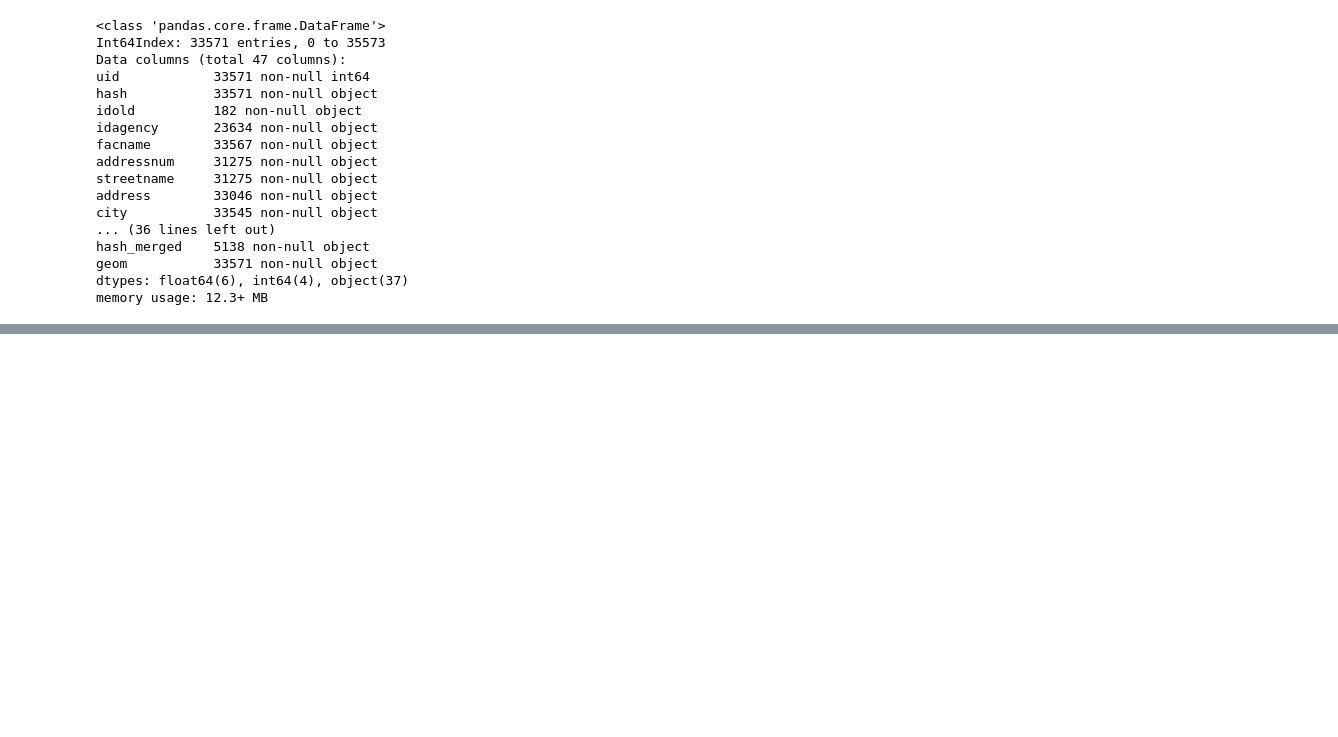
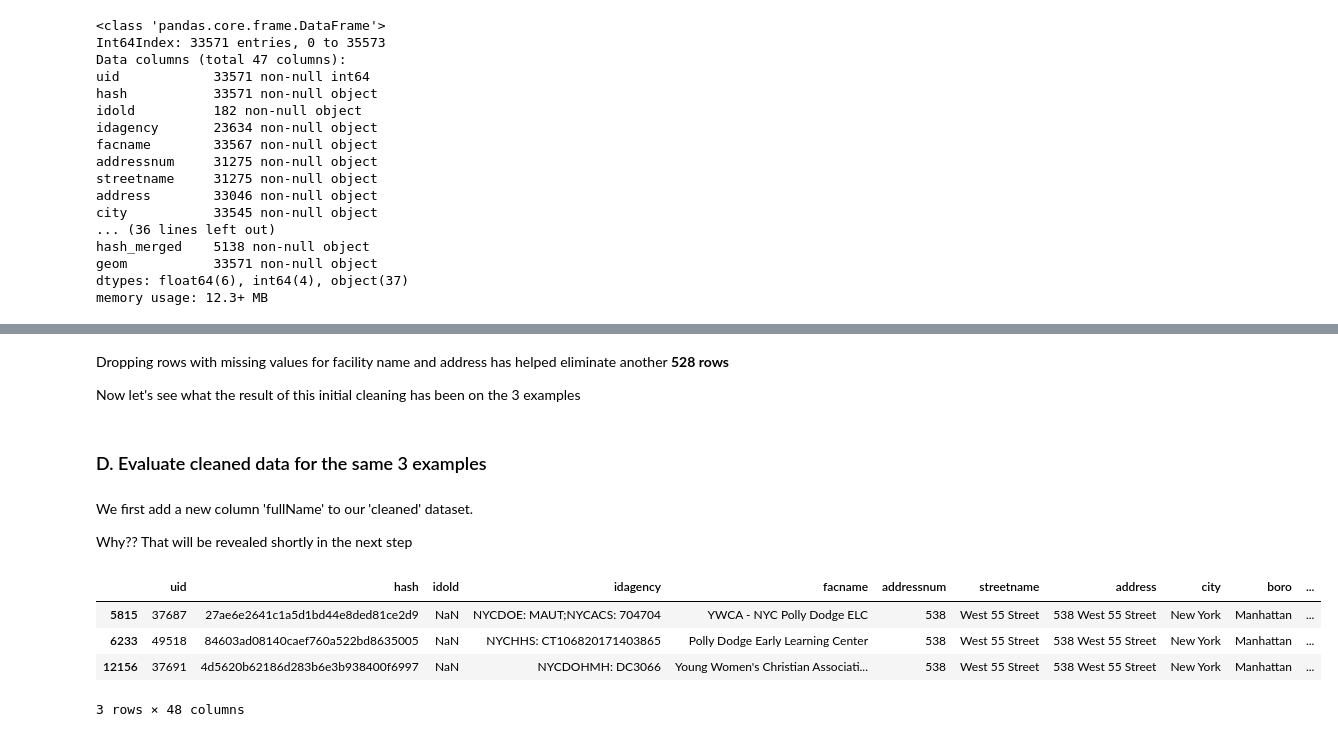
Before and after one commit to ManushiM/DataJam_DeptOfCapitalPlanning, a Jupyter notebook: DuplicatesInData_FacilitiesDataset.ipynb, the cells around one changed output, grey strips where cells are left out. Drawn from its saved outputs; the diff is of its cells as text; code cells hidden in the pictures; blank space fills up the shorter version.

```diff
--- a/DuplicatesInData_FacilitiesDataset.ipynb
+++ b/DuplicatesInData_FacilitiesDataset.ipynb
@@ -66,4 +121,0 @@ memory usage: 12.3+ MB
-# %%
-#Eliminating null values in name
-cleaned = cleaned.dropna(subset=['facname'])
-cleaned.info()
@@ -88,4 +121,0 @@ memory usage: 12.3+ MB
-# %%
-#Eliminating null values in name
-cleaned = cleaned.dropna(subset=['address'])
-cleaned.info()
@@ -175,0 +128,3 @@ zip_10019 =
+# %%
+cleaned = cleaned.dropna(subset=['facname','address'])
+cleaned.info()
@@ -175,0 +149,21 @@ zip_10019 =
+# %% [markdown]
+Dropping rows with missing values for facility name and address has helped eliminate another __528 rows__
+
+Now let's see what the result of this initial cleaning has been on the 3 examples
+# %% [markdown]
+### D. Evaluate cleaned data for the same 3 examples
+# %% [markdown]
+We first add a new column 'fullName' to our 'cleaned' dataset.
+
+Why?? That will be revealed shortly in the next step
+# %%
+cleaned['fullName'] = cleaned['facname'] + cleaned['address'] + " " + cleaned['city']
+# %%
+polly1 = cleaned[cleaned['bin']=='1086807']
+polly1
+# %% [output]
+|  | uid | hash | idold | idagency | facname | addressnum | streetname | address | city | boro | ... |
+| 5815 | 37687 | 27ae6e2641c1a5d1bd44e8ded81ce2d9 | NaN | NYCDOE: MAUT;NYCACS: 704704 | YWCA - NYC Polly Dodge ELC | 538 | West 55 Street | 538 West 55 Street | New York | Manhattan | ... |
+| 6233 | 49518 | 84603ad08140caef760a522bd8635005 | NaN | NYCHHS: CT106820171403865 | Polly Dodge Early Learning Center | 538 | West 55 Street | 538 West 55 Street | New York | Manhattan | ... |
+| 12156 | 37691 | 4d5620b62186d283b6e3b938400f6997 | NaN | NYCDOHMH: DC3066 | Young Women's Christian Associati... | 538 | West 55 Street | 538 West 55 Street | New York | Manhattan | ... |
+3 rows × 48 columns
```
Also changed, not shown: parts of 55 cells of this notebook.
